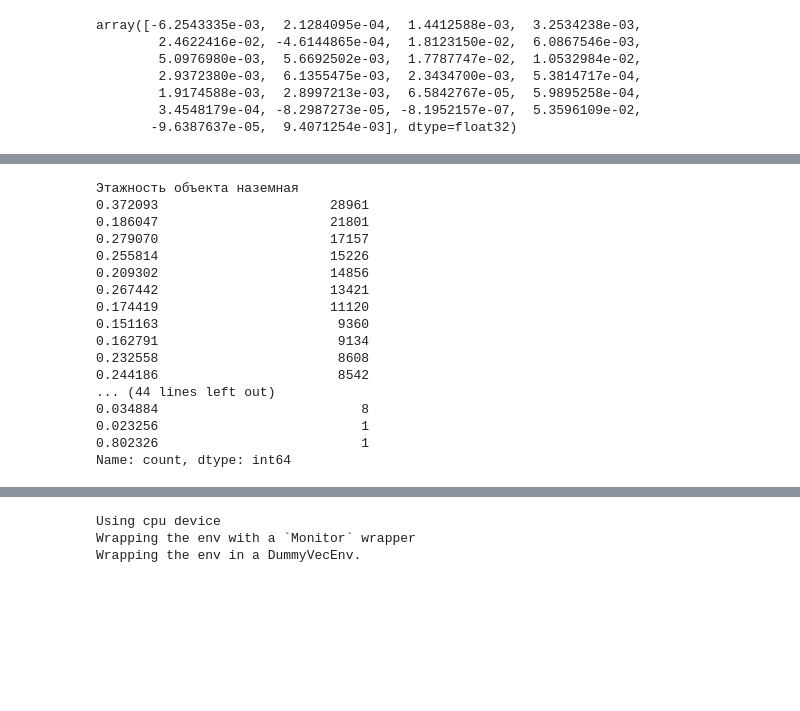
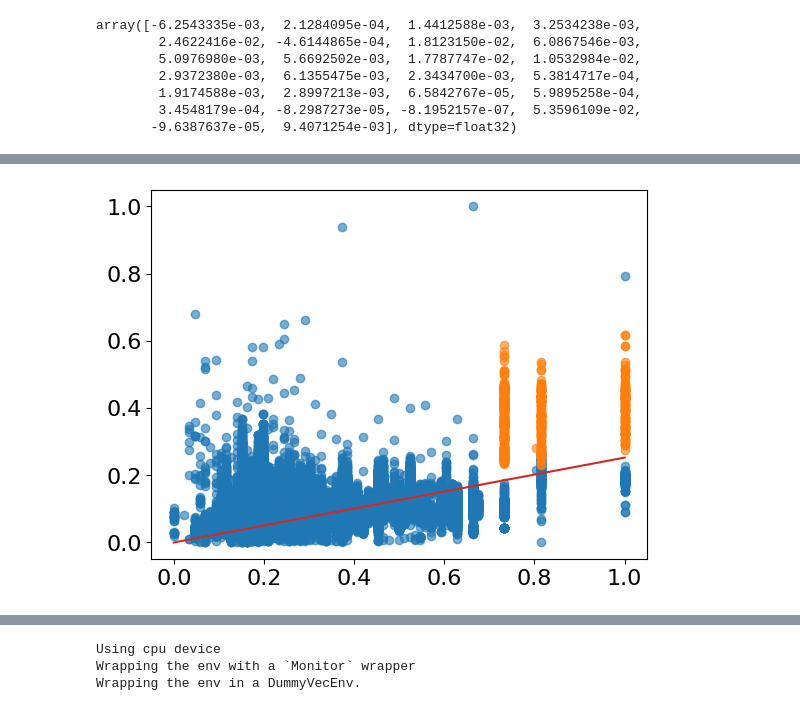
Before and after one commit to osa-bot/Benchmarking, a Jupyter notebook: Scenario_model.ipynb, the cells around one changed output, grey strips where cells are left out. Drawn from its saved outputs; the diff is of its cells as text; code cells hidden in the pictures; blank space fills up the shorter version.

```diff
--- a/Scenario_model.ipynb
+++ b/Scenario_model.ipynb
@@ -750,0 +735,8 @@ y_exp = data[['pricemetr']]
+# %%
+feature_name = 'Этажность объекта наземная'
+
+X_exp = data[['Общая площадь объекта', 'highratio', 'floor', 'Квартиры среднего качества (типовые)', feature_name]]
+y_exp = data[['pricemetr']]
+# %%
+xgb_exp = XGBRegressor()
+xgb_exp.fit(X_exp, y_exp)
@@ -751,5 +755,5 @@ y_exp = data[['pricemetr']]
 # %%
 lr = LinearRegression(fit_intercept=False)
-lr.fit(X_exp, y_exp)
-lr.coef_[0][0]
+lr.fit(X_exp[[feature_name]], y_exp)
+lr.coef_
 # %% [output]
@@ -767,20 +765,17 @@ plt.show()
-# %%
-X_exp.value_counts()
-# %% [output]
-Этажность объекта наземная
-0.372093                      28961
-0.186047                      21801
-0.279070                      17157
-0.255814                      15226
-0.209302                      14856
-0.267442                      13421
-0.174419                      11120
-0.151163                       9360
-0.162791                       9134
-0.232558                       8608
-0.244186                       8542
-... (44 lines left out)
-0.034884                          8
-0.023256                          1
-0.802326                          1
-Name: count, dtype: int64
+# %%
+z = 0.7
+idx_sc = X_exp[X_exp[feature_name] > z].index
+f = lambda arr: np.array(list(map(lambda y: 0.8 * y + 0.3, arr)))
+
+y_sc = np.array(sorted(np.array(list(zip(np.arange(len(idx_sc)), X_exp.loc[idx_sc, feature_name].values.flatten(), \
+                                f(y_exp.values.flatten())))), key=lambda x: x[1]))
+y_sc[:, 2] = y_sc[:, 2] + 0.1 * np.sin(10 * np.linspace(0, 1, len(y_sc)))
+y_sc = np.array(sorted(y_sc, key=lambda x: x[0]))
+y_sc = torch.tensor(y_sc[:, 2].astype('float32')).view(-1, 1)
+# %%
+plt.scatter(X_exp[feature_name], y_exp, alpha=0.6)
+plt.scatter(X_exp.loc[idx_sc, feature_name], y_sc, alpha=0.6)
+plt.plot(np.linspace(0, 1, 100), lr.coef_[0][0] * np.linspace(0, 1, 100), color='tab:red')
+plt.show()
+# %% [output]
+[figure, added]
```
Also changed, not shown: parts of 20 cells of this notebook.
